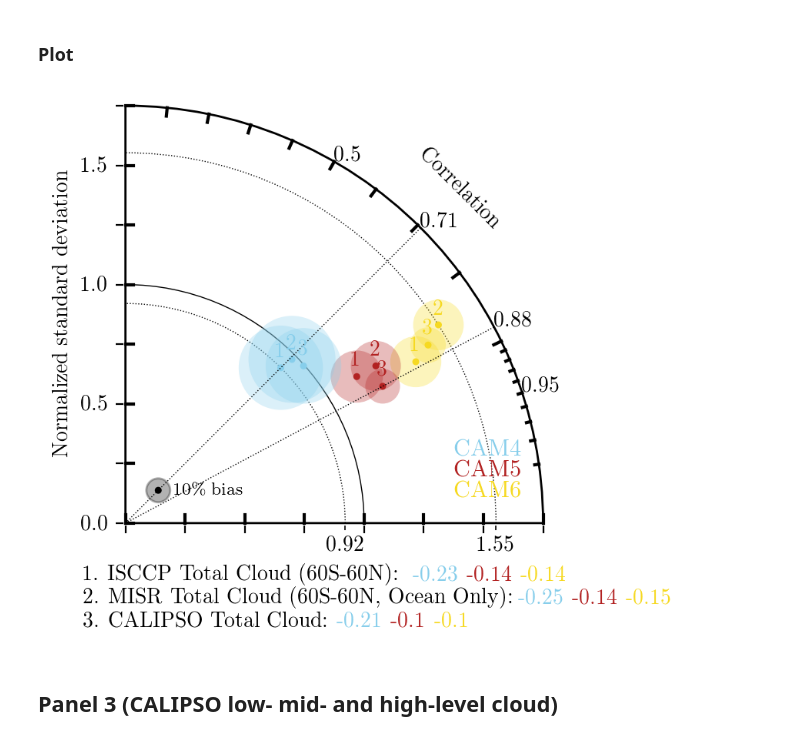
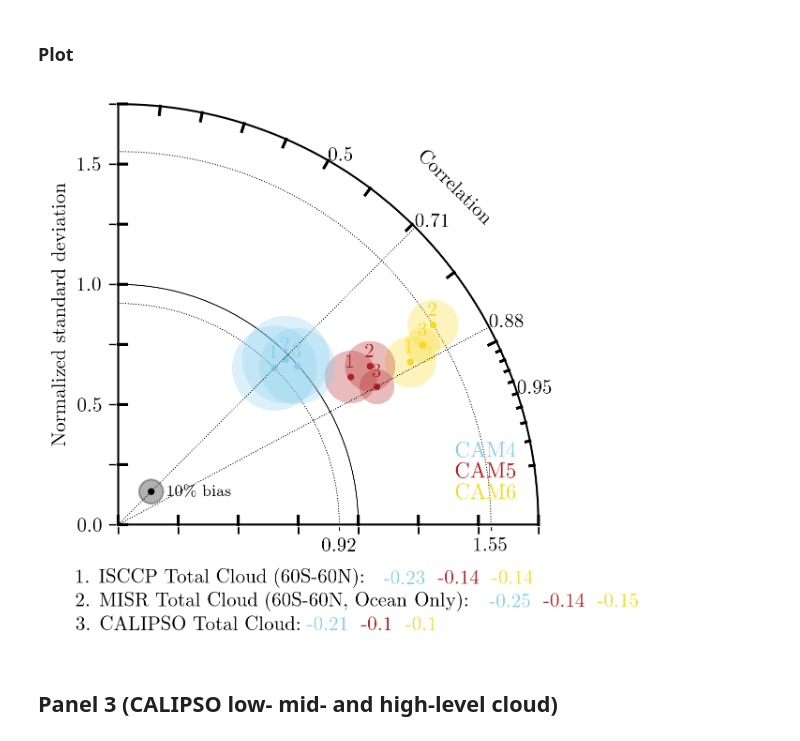
Before and after one commit to jshaw35/CESM2_analysis, a Jupyter notebook: CESM2_COSP/taylor_plots/newobs_taylor.ipynb, the cells around one changed output. Drawn from its saved outputs; the diff is of its cells as text; code cells hidden in the pictures.

Commit message:
improved automatic labelling for taylor diagrams

```diff
--- a/CESM2_COSP/taylor_plots/newobs_taylor.ipynb
+++ b/CESM2_COSP/taylor_plots/newobs_taylor.ipynb
@@ -224,11 +224,11 @@ mpl.rcParams['font.family'] = 'serif'
 mpl.rcParams['font.size'] = 10
 mpl.rcParams['text.usetex'] = True
 
-figure = plt.figure(figsize=(8,8))
-figure.set_dpi(200)
+figure = plt.figure(figsize=(4,4))
+figure.set_dpi(300)
 testcolors = ('SkyBlue','Firebrick','#f6d921')
 
-ax = figure.add_subplot(2,2,1,frameon=False)
+ax = figure.add_subplot(1,1,1,frameon=False)
 
 taylor_diagram = taylor.Taylor_diagram(
         ax,cc,ratio,bias,
@@ -310,4 +310,6 @@ for ivar,(varlabel,biases) in enumerate(zip(varlabels, bias_abs)):
             )
 
 mpl.rcParams['text.usetex'] = False
+
+plt.tight_layout() # make sure the bottom wording doesn't get cut off
 # %% [output]
@@ -547,11 +549,11 @@ mpl.rcParams['font.family'] = 'serif'
 mpl.rcParams['font.size'] = 10
 mpl.rcParams['text.usetex'] = True
 
-figure = plt.figure(figsize=(8,8))
-figure.set_dpi(200)
+figure = plt.figure(figsize=(4,4))
+figure.set_dpi(300)
 testcolors = ('SkyBlue','Firebrick','#f6d921')
 
-ax = figure.add_subplot(2,2,1,frameon=False)
+ax = figure.add_subplot(1,1,1,frameon=False)
 
 taylor_diagram = taylor.Taylor_diagram(
         ax,cc,ratio,bias,
@@ -606,33 +608,33 @@ for itest,testname in enumerate(testnames[::-1]):
 xloc0 = taylor_diagram.xymax*-0.1
 yloc0 = taylor_diagram.xymax*-0.15
 dy = taylor_diagram.xymax*0.055
 for ivar,(varlabel,biases) in enumerate(zip(varlabels, bias_abs)):
     xloc = xloc0
     yloc = yloc0+ivar*-dy
     _text = ax.text(
             xloc,yloc, # place these just above the dots
             '%s. %s: ' % (str(ivar+1), varlabel),
             color='black',
             fontsize=10,
             horizontalalignment="left",
             verticalalignment="bottom",
 #             fontweight='bold', # doesn't do anything
         )
     for itest,testname in enumerate(testnames):
         if itest == 0:
-            xloc += xloc + 0.25#0.09
+            xloc += xloc + 0.15#0.09
         xloc += 0.04*len(_text.get_text()) + 0.025
         _text = ax.text(
                 xloc,yloc, # place these just above the dots
                 round(biases[itest])/100,
                 color=testcolors[itest],
                 fontsize=10,
                 horizontalalignment="left",
                 verticalalignment="bottom",
     #             fontweight='bold', # doesn't do anything
             )
 
 mpl.rcParams['text.usetex'] = False
 # %% [output]
-[figure, old version]
+[figure, new version]
 # %%
```
Also changed, not shown: parts of 3 cells of this notebook, 5 other files.
